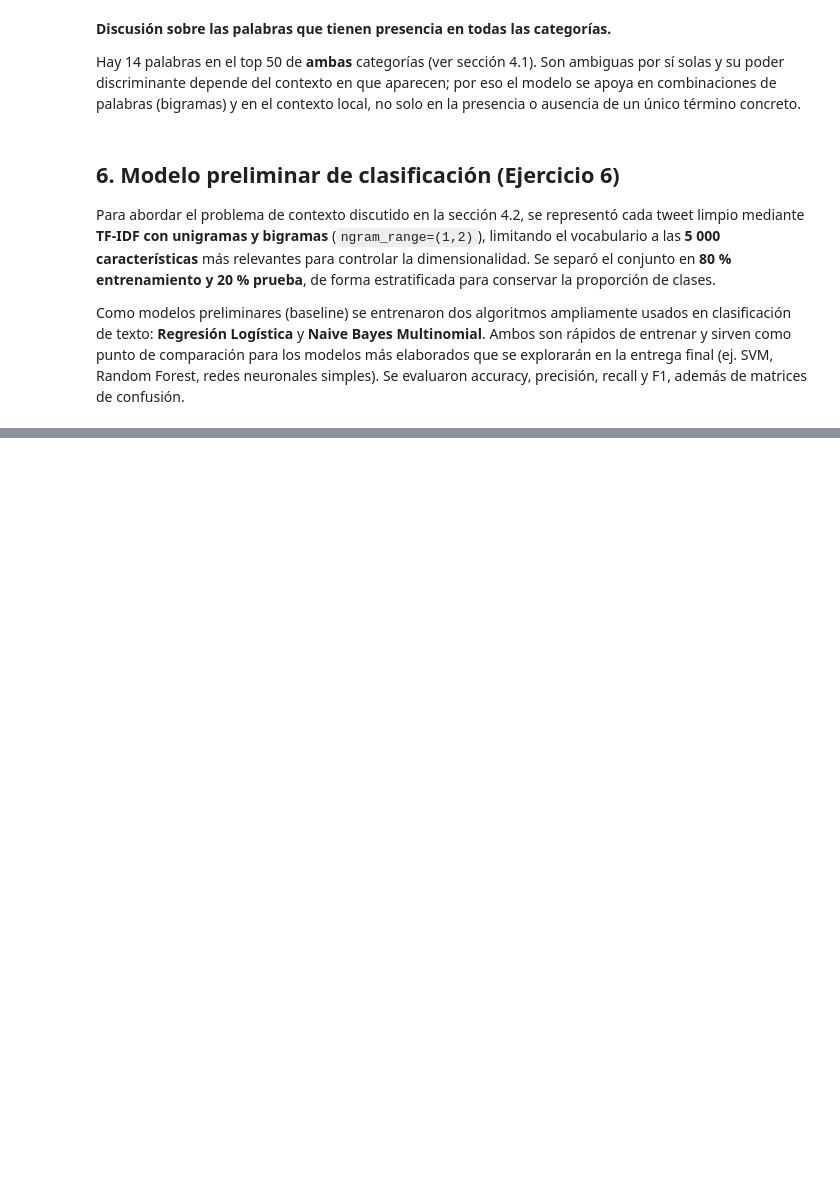
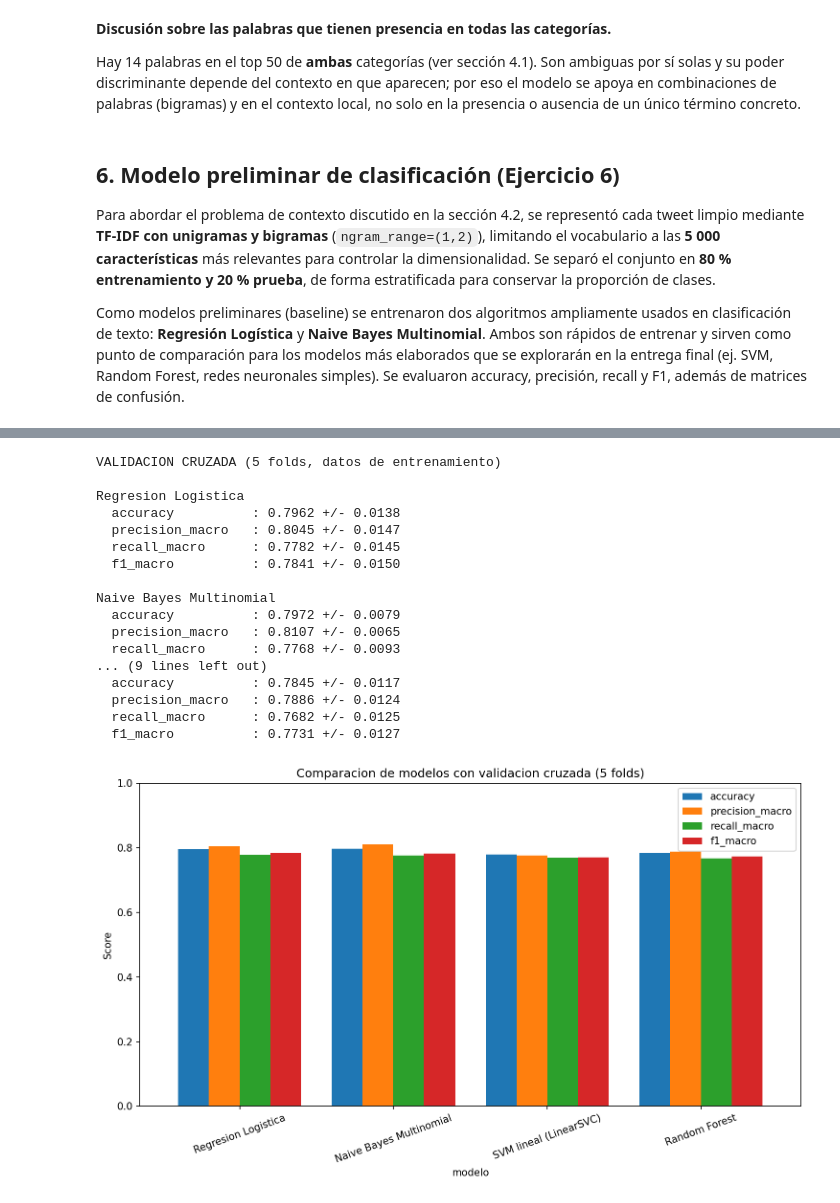
Before and after one commit to C3AC/lab5-disaster-tweets, a Jupyter notebook: lab5_disaster_tweets.ipynb, the cells around one changed output, grey strips where cells are left out. Cells and saved outputs as stored; diff of their text form; code cells hidden in the pictures; blank space fills up the shorter version.

```diff
--- a/lab5_disaster_tweets.ipynb
+++ b/lab5_disaster_tweets.ipynb
@@ -599,0 +810,60 @@ plt.show()
+# %%
+# KNN es muy costoso en CV sobre TF-IDF de alta dimension:
+# se excluye del CV y solo se evalua en el conjunto de prueba.
+MODELOS_CV = {
+    "Regresion Logistica": LogisticRegression(max_iter=1000, random_state=42),
+    "Naive Bayes Multinomial": MultinomialNB(),
+    "SVM lineal (LinearSVC)": LinearSVC(random_state=42),
+    "Random Forest": RandomForestClassifier(n_estimators=200, random_state=42,
+                                            n_jobs=-1),
+}
+
+SCORING = ['accuracy', 'precision_macro', 'recall_macro', 'f1_macro']
+cv = StratifiedKFold(n_splits=5, shuffle=True, random_state=42)
+
+print("VALIDACION CRUZADA (5 folds, datos de entrenamiento)")
+filas_cv = []
+for nombre, modelo in MODELOS_CV.items():
+    cv_res = cross_validate(modelo, Xtr, y_train, cv=cv, scoring=SCORING,
+                            n_jobs=-1)
+    fila = {"modelo": nombre}
+    for m in SCORING:
+        fila[m] = cv_res[f"test_{m}"].mean().round(4)
+        fila[m + "_std"] = cv_res[f"test_{m}"].std().round(4)
+    filas_cv.append(fila)
+    print(f"\n{nombre}")
+    for m in SCORING:
+        print(f"  {m:18s}: {fila[m]:.4f} +/- {fila[m+'_std']:.4f}")
+
+cv_df = pd.DataFrame(filas_cv)
+cv_df.to_csv("data/resultados_cv_modelos.csv", index=False)
+
+fig, ax = plt.subplots(figsize=(10, 6))
+cv_df.set_index('modelo')[['accuracy', 'precision_macro', 'recall_macro',
+                           'f1_macro']].plot.bar(ax=ax, width=0.8)
+ax.set_title('Comparacion de modelos con validacion cruzada (5 folds)')
+ax.set_ylabel('Score')
+ax.set_ylim(0, 1)
+plt.xticks(rotation=20)
+plt.tight_layout()
+plt.savefig("figures/12_cv_comparacion_modelos.png")
+plt.show()
+# %% [output]
+VALIDACION CRUZADA (5 folds, datos de entrenamiento)
+
+Regresion Logistica
+  accuracy          : 0.7962 +/- 0.0138
+  precision_macro   : 0.8045 +/- 0.0147
+  recall_macro      : 0.7782 +/- 0.0145
+  f1_macro          : 0.7841 +/- 0.0150
+
+Naive Bayes Multinomial
+  accuracy          : 0.7972 +/- 0.0079
+  precision_macro   : 0.8107 +/- 0.0065
+  recall_macro      : 0.7768 +/- 0.0093
+... (9 lines left out)
+  accuracy          : 0.7845 +/- 0.0117
+  precision_macro   : 0.7886 +/- 0.0124
+  recall_macro      : 0.7682 +/- 0.0125
+  f1_macro          : 0.7731 +/- 0.0127
+[figure, added]
```
Also changed, not shown: parts of 25 cells of this notebook, 28 other files.
